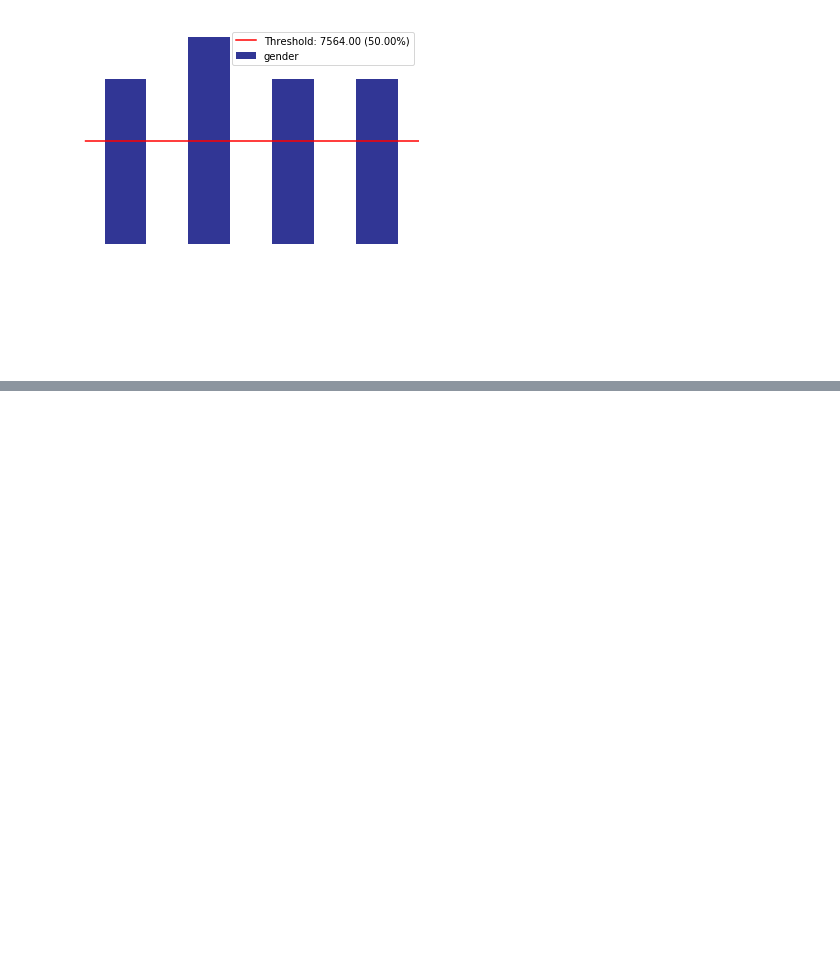
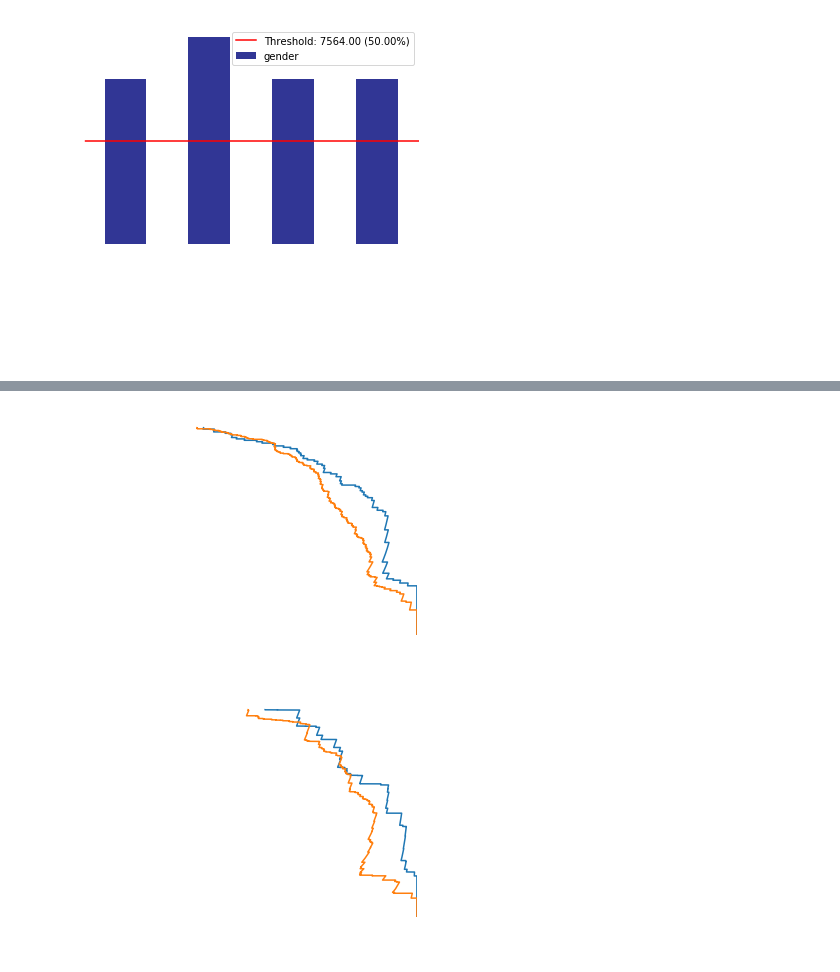
Before and after one commit to EthicalML/xai, a Jupyter notebook: examples/XAI Example Usage.ipynb, the cells around one changed output, grey strips where cells are left out. Cells and saved outputs as stored; diff of their text form; code cells hidden in the pictures; blank space fills up the shorter version.

```diff
--- a/examples/XAI Example Usage.ipynb
+++ b/examples/XAI Example Usage.ipynb
@@ -135,0 +173,72 @@ ValueError: could not convert string to float: ' Private'
+# %%
+from sklearn.metrics import precision_recall_curve
+
+def multi_pr(
+        x_df,
+        y_valid,
+        y_pred,
+        c,
+        bins=6,
+        average=None,
+        categorical_cols=None):
+
+    x_tmp = x_df.copy()
+    x_tmp["target"] = y_valid
+    x_tmp["predicted"] = y_pred
+    if not average:
+        # TODO: Enable for multiclass multidisplay
+        average = "binary" if len(np.unique(y_valid)) == 2 else "weighted"
+    grouped = xai.group_by_columns(
+        x_tmp,
+        [c],
+        bins=bins,
+        categorical_cols=categorical_cols)
+    prfs = []
+    classes = []
+
+    fprs = []
+    tprs = []
+
+    plt.figure()
+
+    for group, group_df in grouped:
+        group_valid = group_df["target"]
+        group_pred = group_df["predicted"]
+
+        fpr, tpr, _ = precision_recall_curve(group_valid, group_pred)
+        fprs.append(fpr)
+        tprs.append(tpr)
+
+        plt.plot(fpr, tpr, label=group)
+
+    plt.xlim([0.0, 1.0])
+    plt.ylim([0.0, 1.05])
+    plt.xlabel('False Positive Rate')
+    plt.ylabel('True Positive Rate')
+#     plt.legend(loc="lower left")
+    plt.rcParams.update(params)
+    plt.show()
+
+# for col in protected:
+#     multi_pr(
+#         x_test,
+#         y_test,
+#         probabilities,
+#         col,
+#         categorical_cols=categorical_cols)
+
+multi_pr(
+    x_test,
+    y_test,
+    probabilities,
+    "gender",
+    categorical_cols=categorical_cols)
+multi_pr(
+    x_test_long,
+    y_test_long,
+    probs_long,
+    "gender",
+    categorical_cols=categorical_cols)
+# %% [output]
+[figure, added]
+[figure, added]
```
Also changed, not shown: parts of 8 cells of this notebook, 2 other files.
